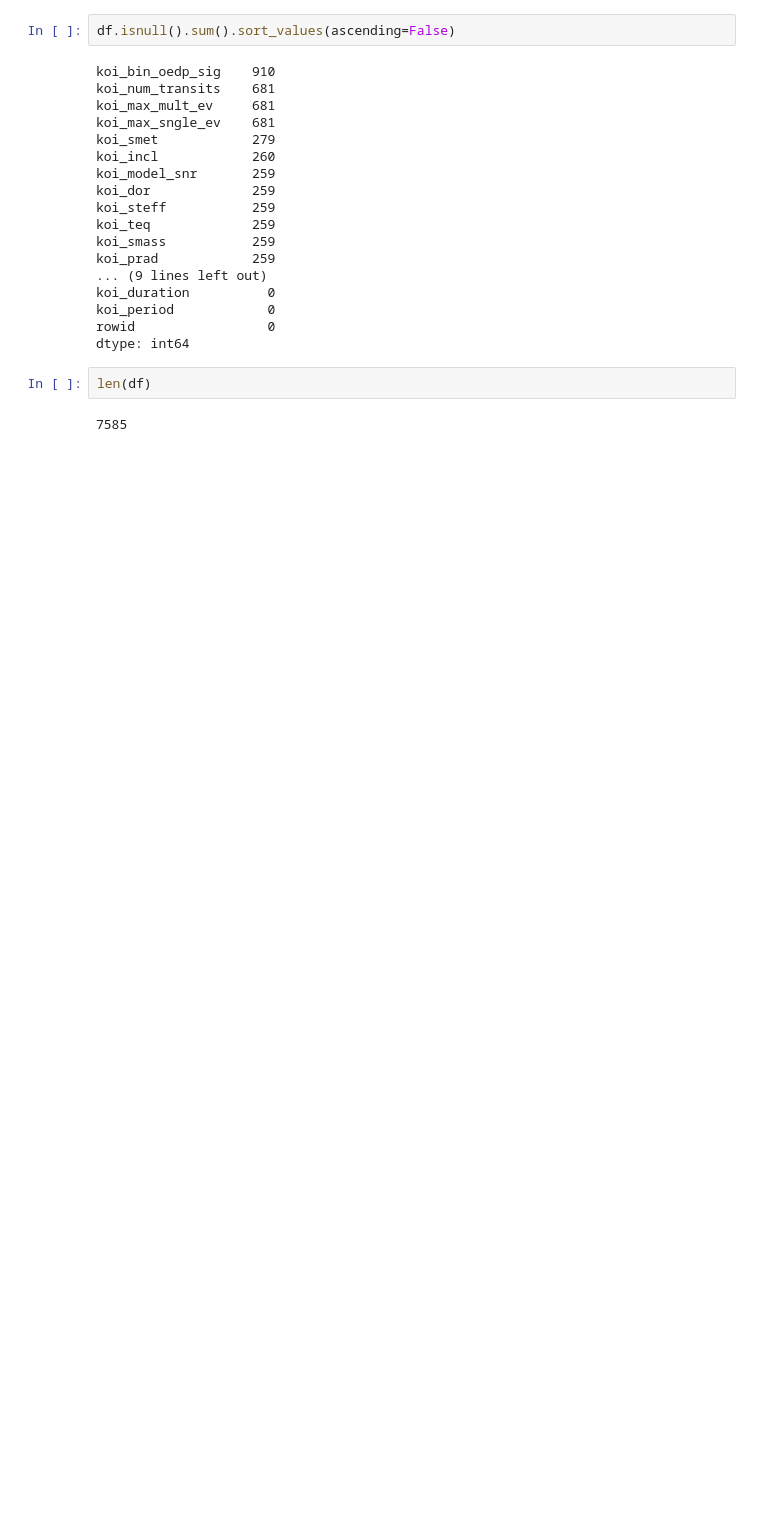
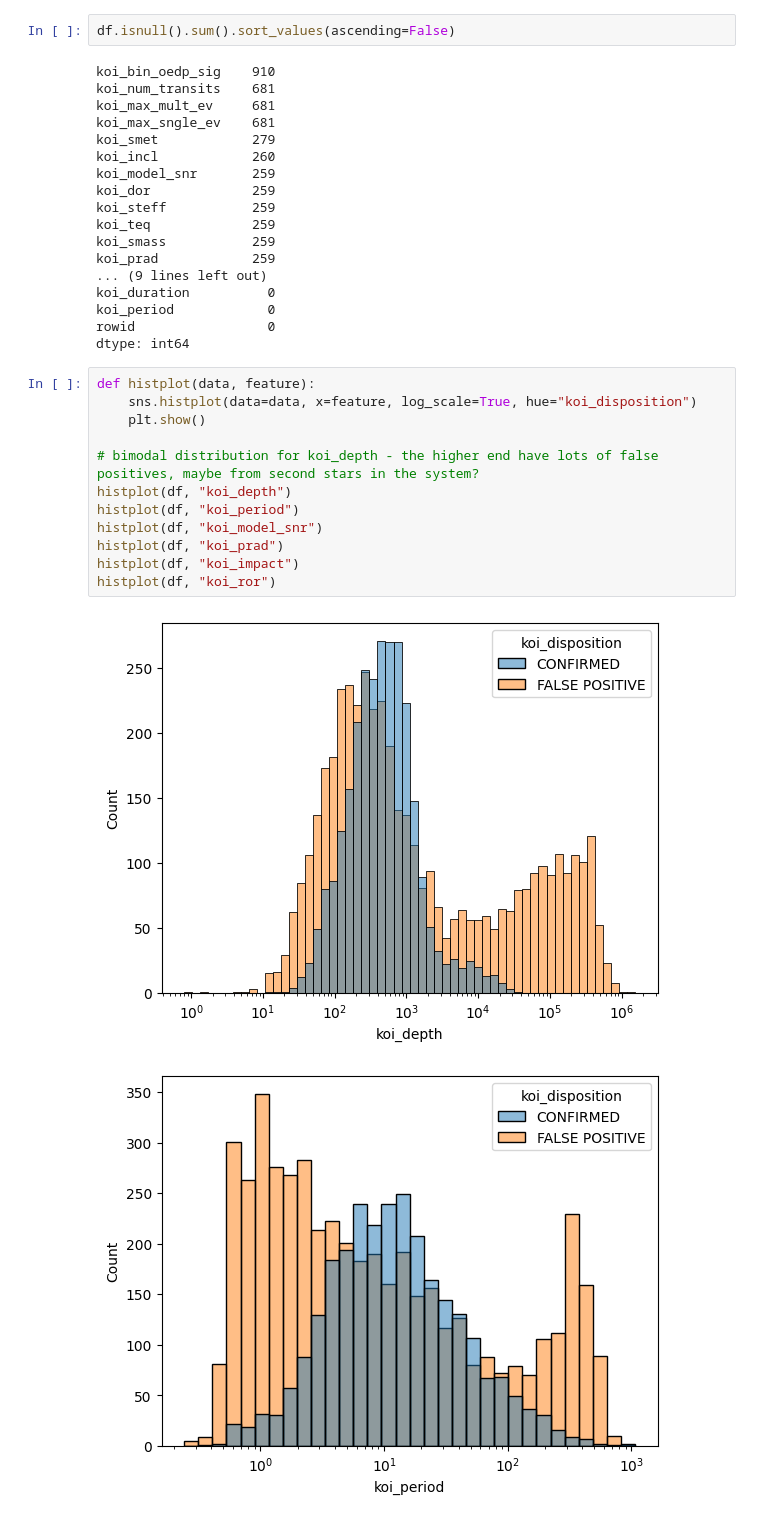
Before and after one commit to Swaraag/ExoplanetClassifier, a Jupyter notebook: work.ipynb, the cells around one changed output. Drawn from its saved outputs; the diff is of its cells as text; blank space fills up the shorter version.

Commit message:
EDA distribution plots

```diff
--- a/work.ipynb
+++ b/work.ipynb
@@ -91,6 +92,17 @@ koi_period            0
 rowid                 0
 dtype: int64
 # %%
-len(df)
+def histplot(data, feature):
+    sns.histplot(data=data, x=feature, log_scale=True, hue="koi_disposition")
+    plt.show()
+
+# bimodal distribution for koi_depth - the higher end have lots of false positives, maybe from second stars in the system?
+histplot(df, "koi_depth")
+histplot(df, "koi_period")
+histplot(df, "koi_model_snr")
+histplot(df, "koi_prad")
+histplot(df, "koi_impact")
+histplot(df, "koi_ror")
 # %% [output]
-7585
+[figure, added]
+[figure, added]
```
Also changed, not shown: parts of 4 cells of this notebook.
